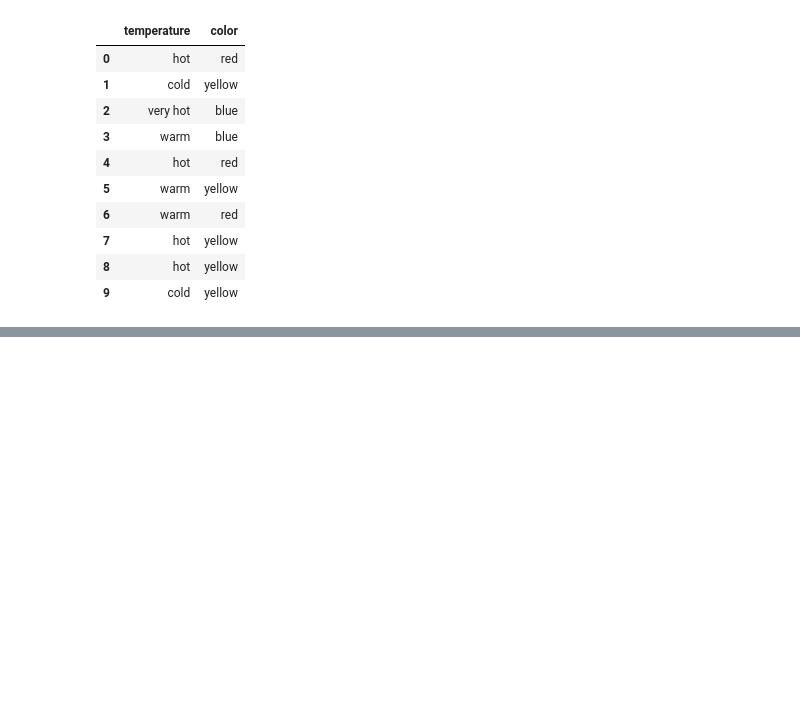
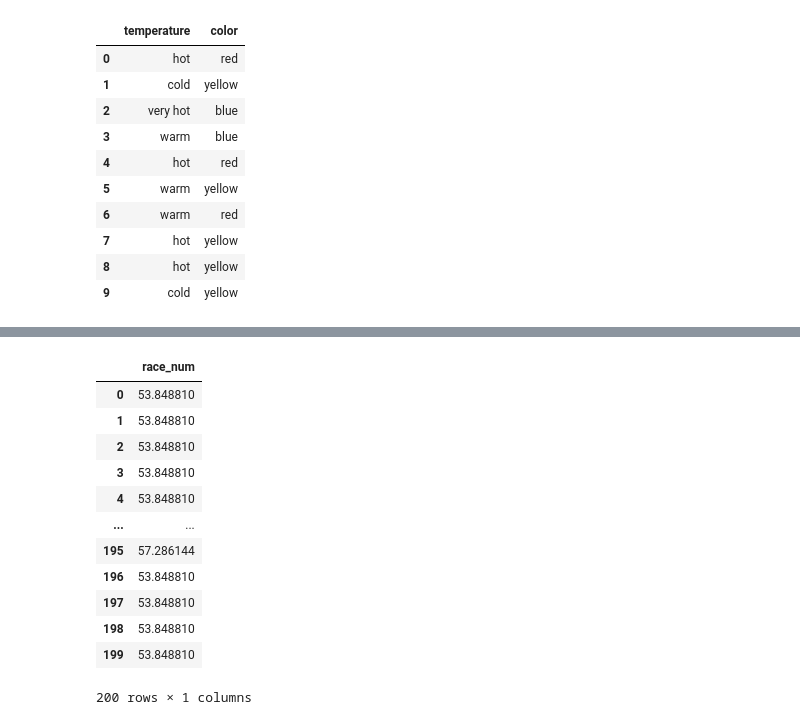
Before and after one commit to amareyah/MaxinAI_Education, a Jupyter notebook: ml_intro/categorial_data_encoding.ipynb, the cells around one changed output, grey strips where cells are left out. Drawn from its saved outputs; the diff is of its cells as text; code cells hidden in the pictures; blank space fills up the shorter version.

```diff
--- a/ml_intro/categorial_data_encoding.ipynb
+++ b/ml_intro/categorial_data_encoding.ipynb
@@ -269,0 +283,2 @@ df.select_dtypes(include=object)
+# %%
+data.insert(3,'race_cat',data['race'].map(dic_map))
@@ -269,0 +301,16 @@ df.select_dtypes(include=object)
+# %%
+c
+# %% [output]
+|  | race_num |
+| 0 | 53.848810 |
+| 1 | 53.848810 |
+| 2 | 53.848810 |
+| 3 | 53.848810 |
+| 4 | 53.848810 |
+| ... | ... |
+| 195 | 57.286144 |
+| 196 | 53.848810 |
+| 197 | 53.848810 |
+| 198 | 53.848810 |
+| 199 | 53.848810 |
+200 rows × 1 columns
```
Also changed, not shown: parts of 12 cells of this notebook.
